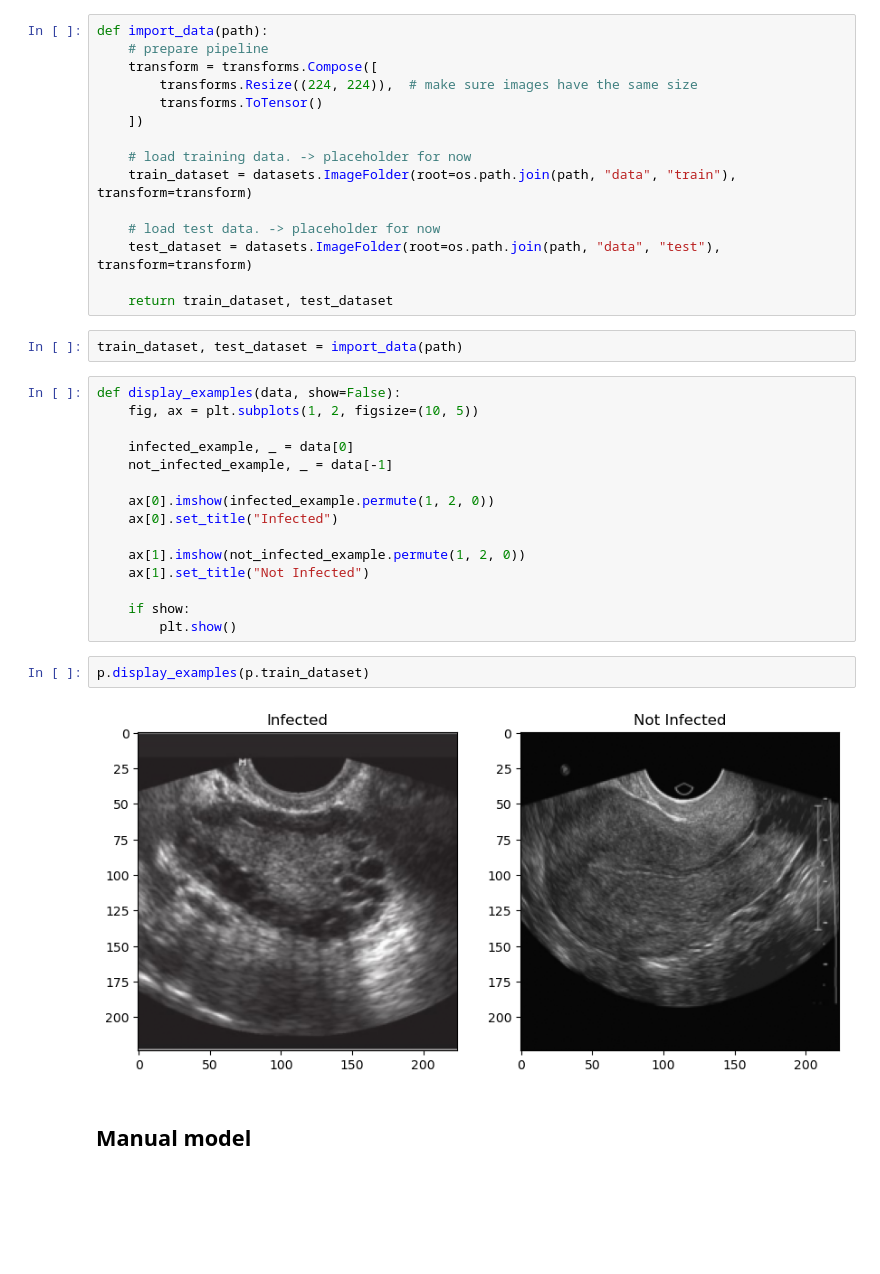
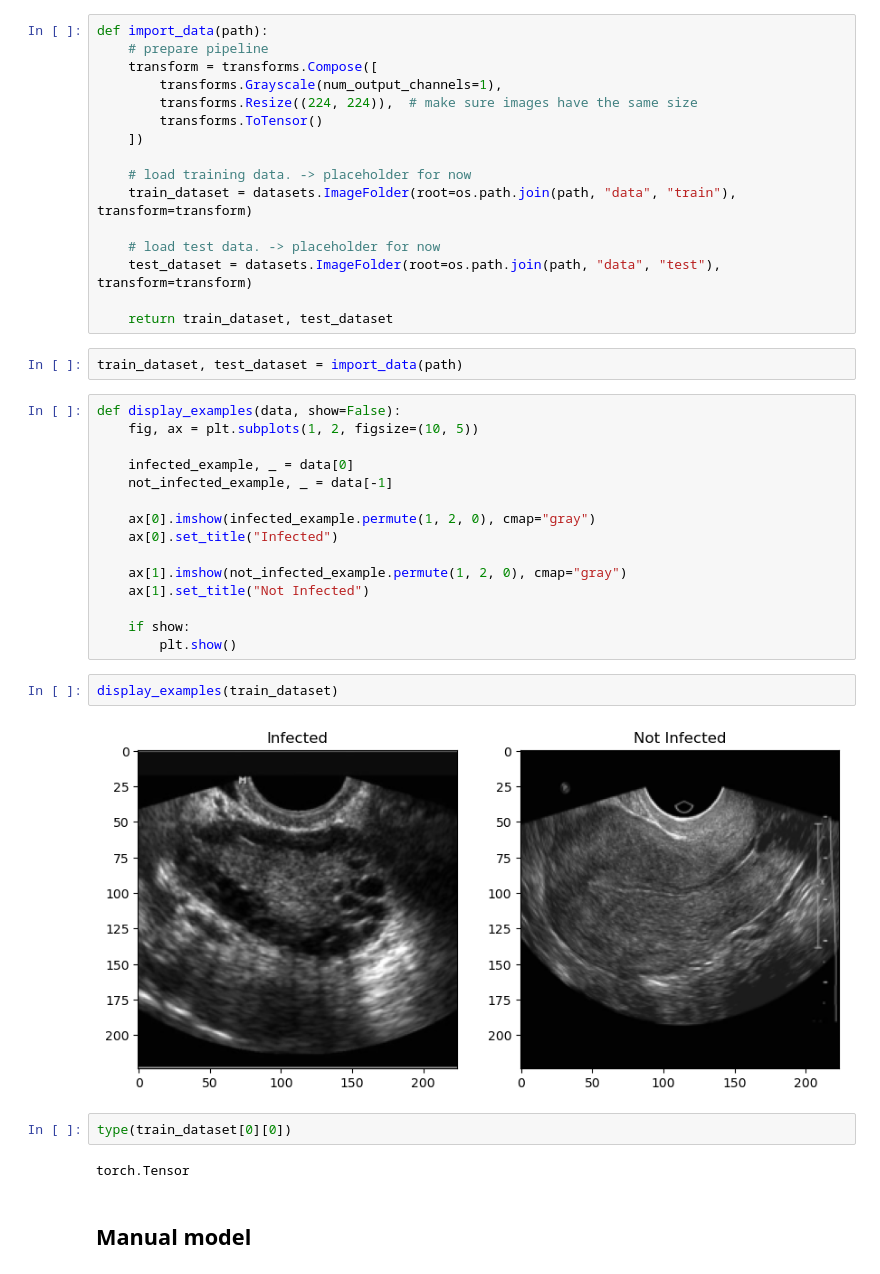
Before and after one commit to luisahorlledecastro/ML2, a Jupyter notebook: ML2_project.ipynb, the cells around one changed output. Cells and saved outputs as stored; diff of their text form; blank space fills up the shorter version.

```diff
--- a/ML2_project.ipynb
+++ b/ML2_project.ipynb
@@ -35,6 +35,7 @@ def valid(path):
 def import_data(path):
     # prepare pipeline
     transform = transforms.Compose([
+        transforms.Grayscale(num_output_channels=1),
         transforms.Resize((224, 224)),  # make sure images have the same size
         transforms.ToTensor()
     ])
@@ -55,17 +56,21 @@ def display_examples(data, show=False):
     infected_example, _ = data[0]
     not_infected_example, _ = data[-1]
 
-    ax[0].imshow(infected_example.permute(1, 2, 0))
+    ax[0].imshow(infected_example.permute(1, 2, 0), cmap="gray")
     ax[0].set_title("Infected")
 
-    ax[1].imshow(not_infected_example.permute(1, 2, 0))
+    ax[1].imshow(not_infected_example.permute(1, 2, 0), cmap="gray")
     ax[1].set_title("Not Infected")
 
     if show:
         plt.show()
-# %%
-p.display_examples(p.train_dataset)
-# %% [output]
-[figure, removed]
+# %%
+display_examples(train_dataset)
+# %% [output]
+[figure, added]
+# %%
+type(train_dataset[0][0])
+# %% [output]
+torch.Tensor
 # %% [markdown]
 ## Manual model
```
Also changed, not shown: parts of 9 cells of this notebook.
